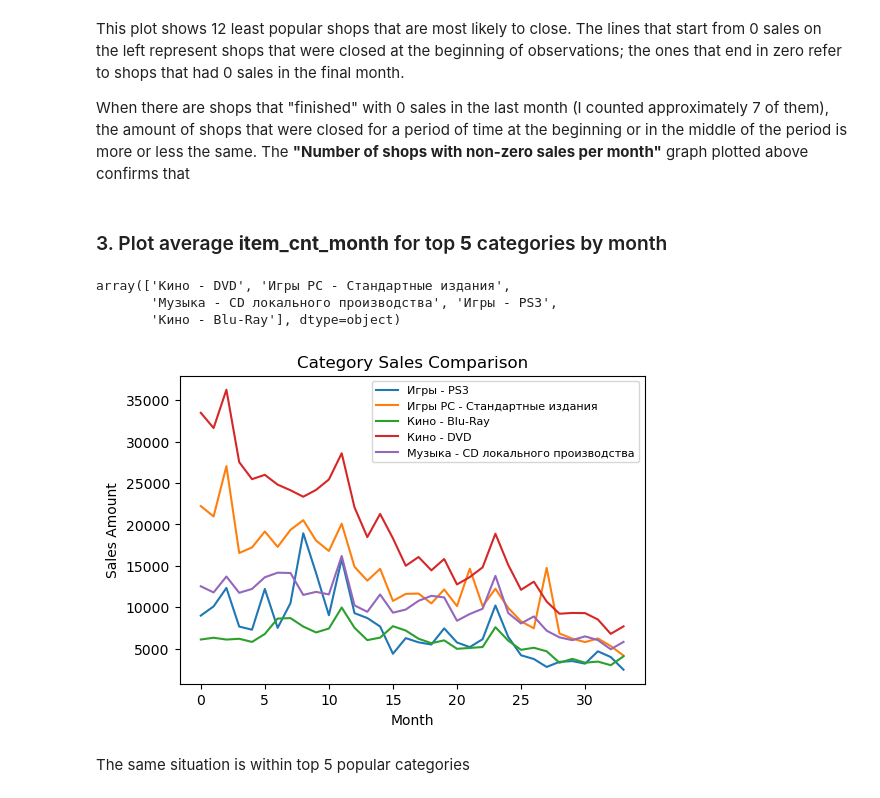
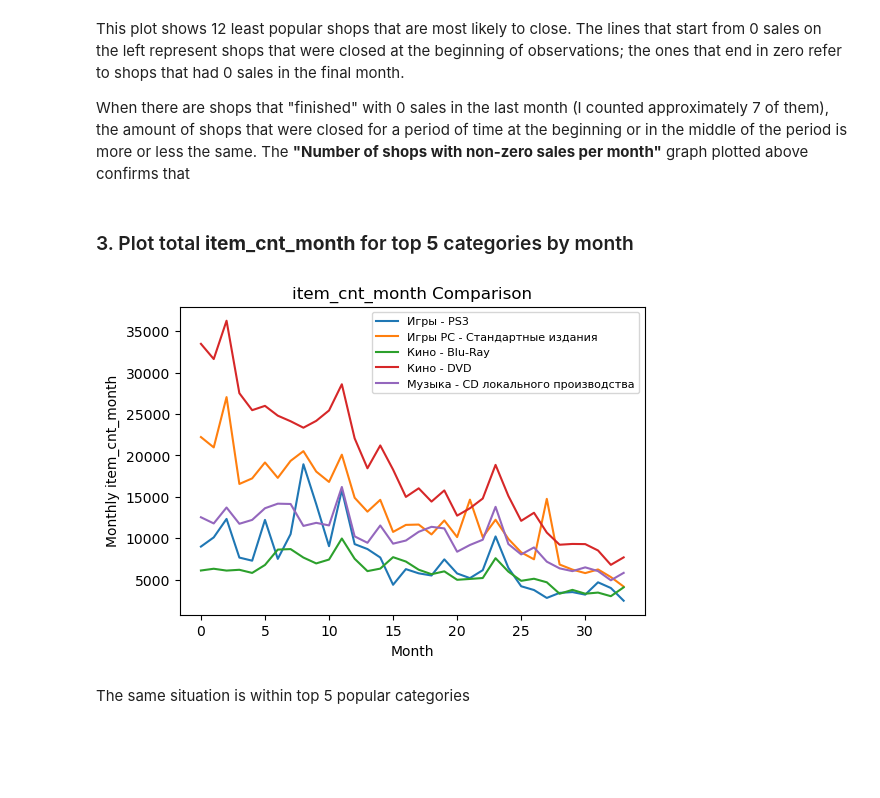
Before and after one commit to Alexennk/ml-ds-practice, a Jupyter notebook: notebooks/eda_notebook.ipynb, the cells around one changed output. Cells and saved outputs as stored; diff of their text form; code cells hidden in the pictures; blank space fills up the shorter version.

```diff
--- a/notebooks/eda_notebook.ipynb
+++ b/notebooks/eda_notebook.ipynb
@@ -317,16 +254,4 @@ This plot shows 12 least popular shops that are most likely to close. The lines
 
 When there are shops that "finished" with 0 sales in the last month (I counted approximately 7 of them), the amount of shops that were closed for a period of time at the beginning or in the middle of the period is more or less the same. The **"Number of shops with non-zero sales per month"** graph plotted above confirms that
 # %% [markdown]
-### 3. Plot average **item_cnt_month** for top **5** categories by month
+### 3. Plot total **item_cnt_month** for top **5** categories by month
-# %%
-column_aggregated = aggregated_train_df.groupby(['item_category_name'], observed=False)['item_cnt_month'].sum()
-column_aggregated = pd.DataFrame(column_aggregated)
-column_aggregated.reset_index(inplace=True)
-column_aggregated = column_aggregated.sort_values(['item_cnt_month'], ascending=False)
-
-top_categories = column_aggregated['item_category_name'][:5].values
-top_categories
-# %% [output]
-array(['Кино - DVD', 'Игры PC - Стандартные издания',
-       'Музыка - CD локального производства', 'Игры - PS3',
-       'Кино - Blu-Ray'], dtype=object)
@@ -338,12 +258,7 @@ column_month_aggregated.reset_index(inplace=True)
-# %%
-plt.figure(figsize=(6, 4))
-ax = sns.lineplot(x='date_block_num', y='item_cnt_month', hue='item_category_name', data=column_month_aggregated)
-plt.title("Category Sales Comparison")
-plt.legend(loc=1, prop={'size': 8})
-plt.xlabel("Month")
-plt.ylabel("Sales Amount");
-# %% [output]
-[figure, removed]
+# %%
+eda.plot_feature_comparison(aggregated_train_df, 'item_cnt_month', 'item_category_name', legend_loc=1)
+# %% [output]
+[figure, added]
 # %% [markdown]
 The same situation is within top 5 popular categories
 # %% [markdown]
```
Also changed, not shown: parts of 36 cells of this notebook, 2 other files.
